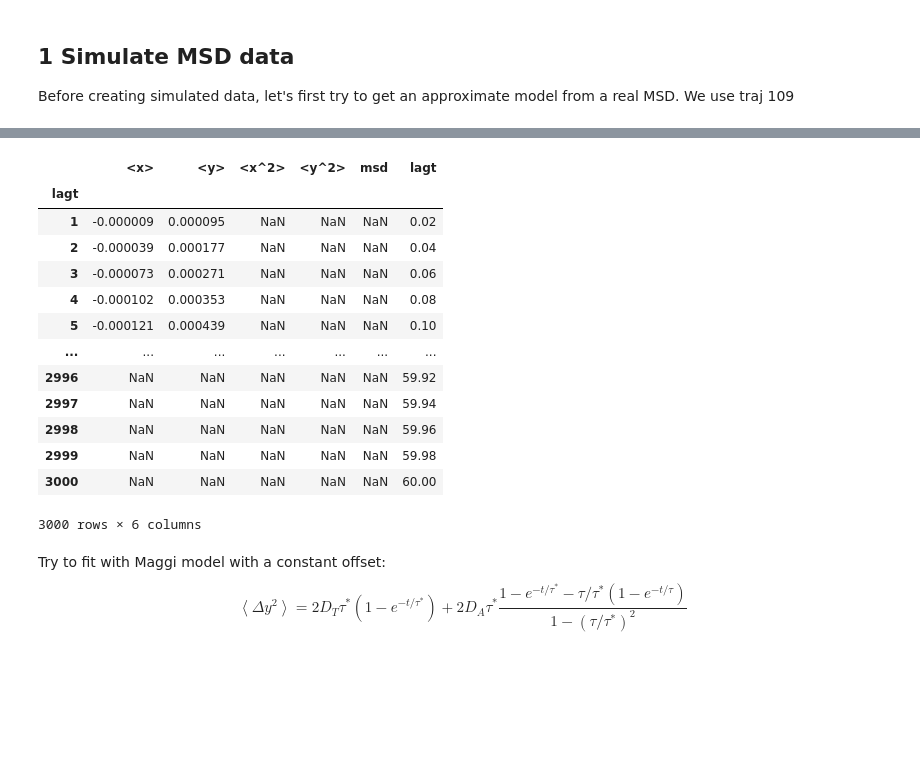
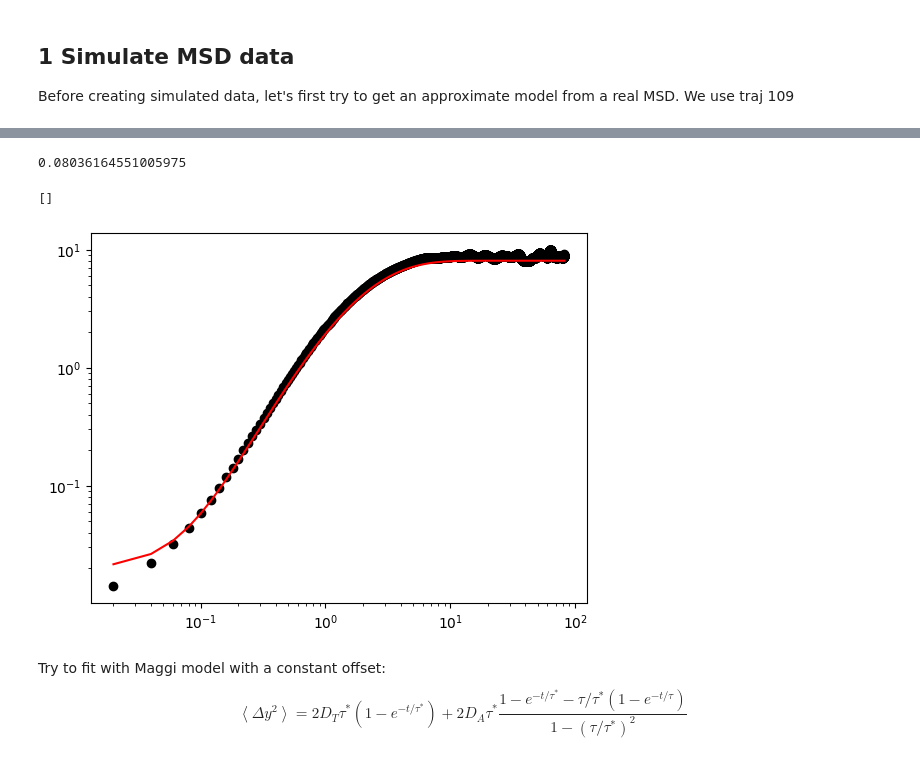
Before and after one commit to ZLoverty/DE, a Jupyter notebook: Code/Goodness of fitting.ipynb, the cells around one changed output, grey strips where cells are left out. Cells and saved outputs as stored; diff of their text form; code cells hidden in the pictures; blank space fills up the shorter version.

```diff
--- a/Code/Goodness of fitting.ipynb
+++ b/Code/Goodness of fitting.ipynb
@@ -35,20 +35,15 @@ ax[1].loglog()
 # %%
-msd
+x = msd.lagt
+y = msd["<y^2>"]
+yfit = offset_reduced_memory_model(x, *(2.404, 0.47, 2.054, 0.02))
+print(fit_error(y, yfit))
+plt.scatter(x, y, marker="o", color="black")
+plt.plot(x, yfit, color="red")
+plt.loglog()
 # %% [output]
-|  | <x> | <y> | <x^2> | <y^2> | msd | lagt |
-| lagt |  |  |  |  |  |  |
-| 1 | -0.000009 | 0.000095 | NaN | NaN | NaN | 0.02 |
-| 2 | -0.000039 | 0.000177 | NaN | NaN | NaN | 0.04 |
-| 3 | -0.000073 | 0.000271 | NaN | NaN | NaN | 0.06 |
-| 4 | -0.000102 | 0.000353 | NaN | NaN | NaN | 0.08 |
-| 5 | -0.000121 | 0.000439 | NaN | NaN | NaN | 0.10 |
-| ... | ... | ... | ... | ... | ... | ... |
-| 2996 | NaN | NaN | NaN | NaN | NaN | 59.92 |
-| 2997 | NaN | NaN | NaN | NaN | NaN | 59.94 |
-| 2998 | NaN | NaN | NaN | NaN | NaN | 59.96 |
-| 2999 | NaN | NaN | NaN | NaN | NaN | 59.98 |
-| 3000 | NaN | NaN | NaN | NaN | NaN | 60.00 |
-3000 rows × 6 columns
+0.08036164551005975
+[]
+[figure, added]
 # %% [markdown]
 Try to fit with Maggi model with a constant offset:
 $$
```
Also changed, not shown: parts of 8 cells of this notebook, 19 other files.
